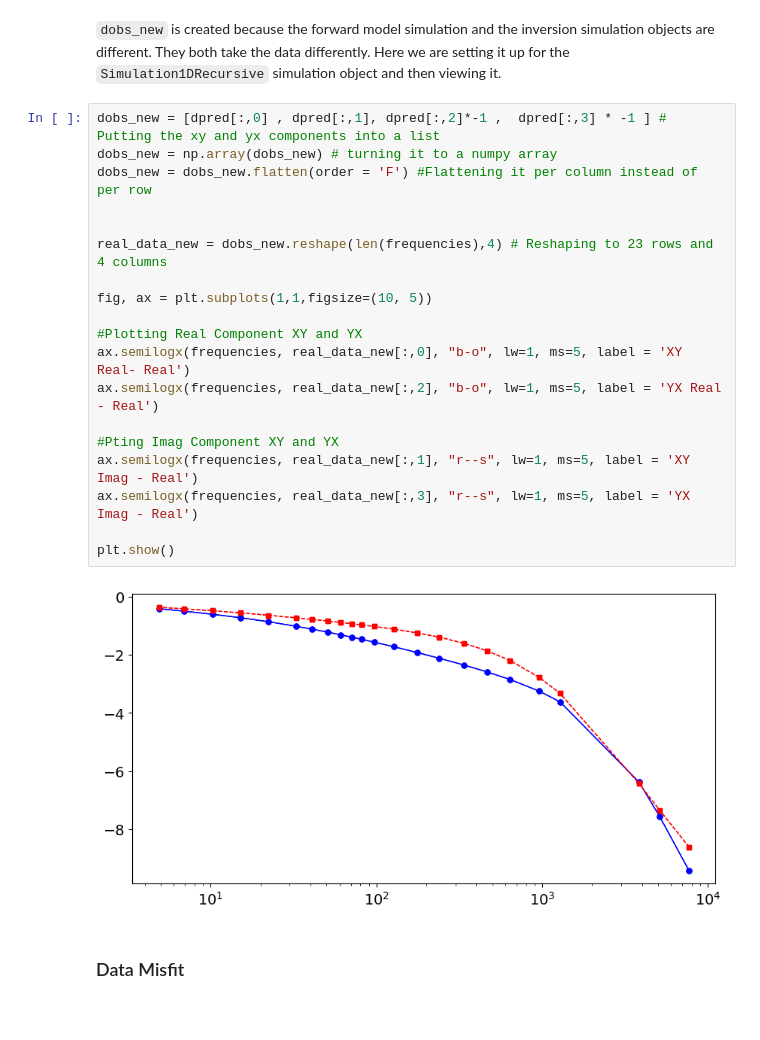
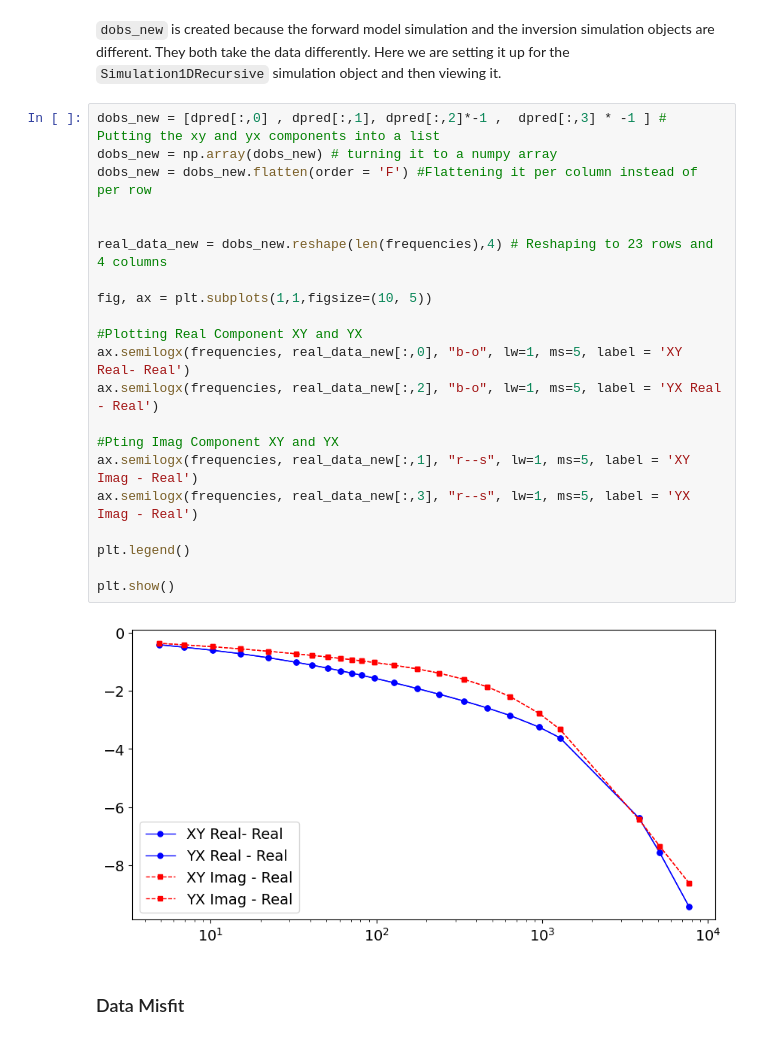
Before and after one commit to e-hdz130504/EOSC454-Inversion-Project-2026, a Jupyter notebook: 1D_AMT_Inversion.ipynb, the cells around one changed output. Cells and saved outputs as stored; diff of their text form.

```diff
--- a/1D_AMT_Inversion.ipynb
+++ b/1D_AMT_Inversion.ipynb
@@ -106,24 +107,26 @@ simulation_hsp = nsem.simulation_1d.Simulation1DRecursive(
 # %%
 dobs_new = [dpred[:,0] , dpred[:,1], dpred[:,2]*-1 ,  dpred[:,3] * -1 ] # Putting the xy and yx components into a list
 dobs_new = np.array(dobs_new) # turning it to a numpy array
 dobs_new = dobs_new.flatten(order = 'F') #Flattening it per column instead of per row
 
 
 real_data_new = dobs_new.reshape(len(frequencies),4) # Reshaping to 23 rows and 4 columns
 
 fig, ax = plt.subplots(1,1,figsize=(10, 5))
 
 #Plotting Real Component XY and YX
 ax.semilogx(frequencies, real_data_new[:,0], "b-o", lw=1, ms=5, label = 'XY Real- Real')
 ax.semilogx(frequencies, real_data_new[:,2], "b-o", lw=1, ms=5, label = 'YX Real - Real')
 
 #Pting Imag Component XY and YX
 ax.semilogx(frequencies, real_data_new[:,1], "r--s", lw=1, ms=5, label = 'XY Imag - Real')
 ax.semilogx(frequencies, real_data_new[:,3], "r--s", lw=1, ms=5, label = 'YX Imag - Real')
 
+plt.legend()
+
 plt.show()
 # %% [output]
-[figure, old version]
+[figure, new version]
 # %% [markdown]
 ### Data Misfit
 # %%
```
Also changed, not shown: parts of 18 cells of this notebook.
